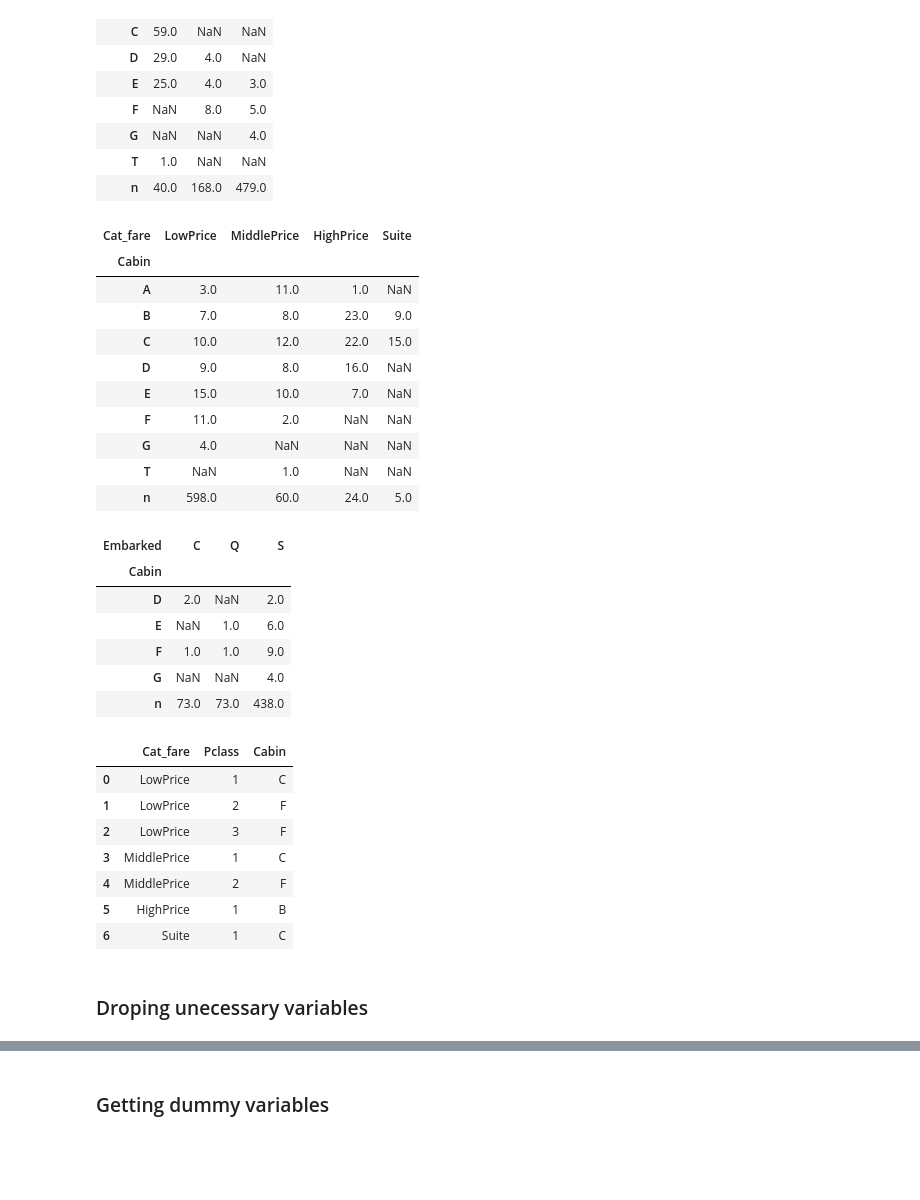
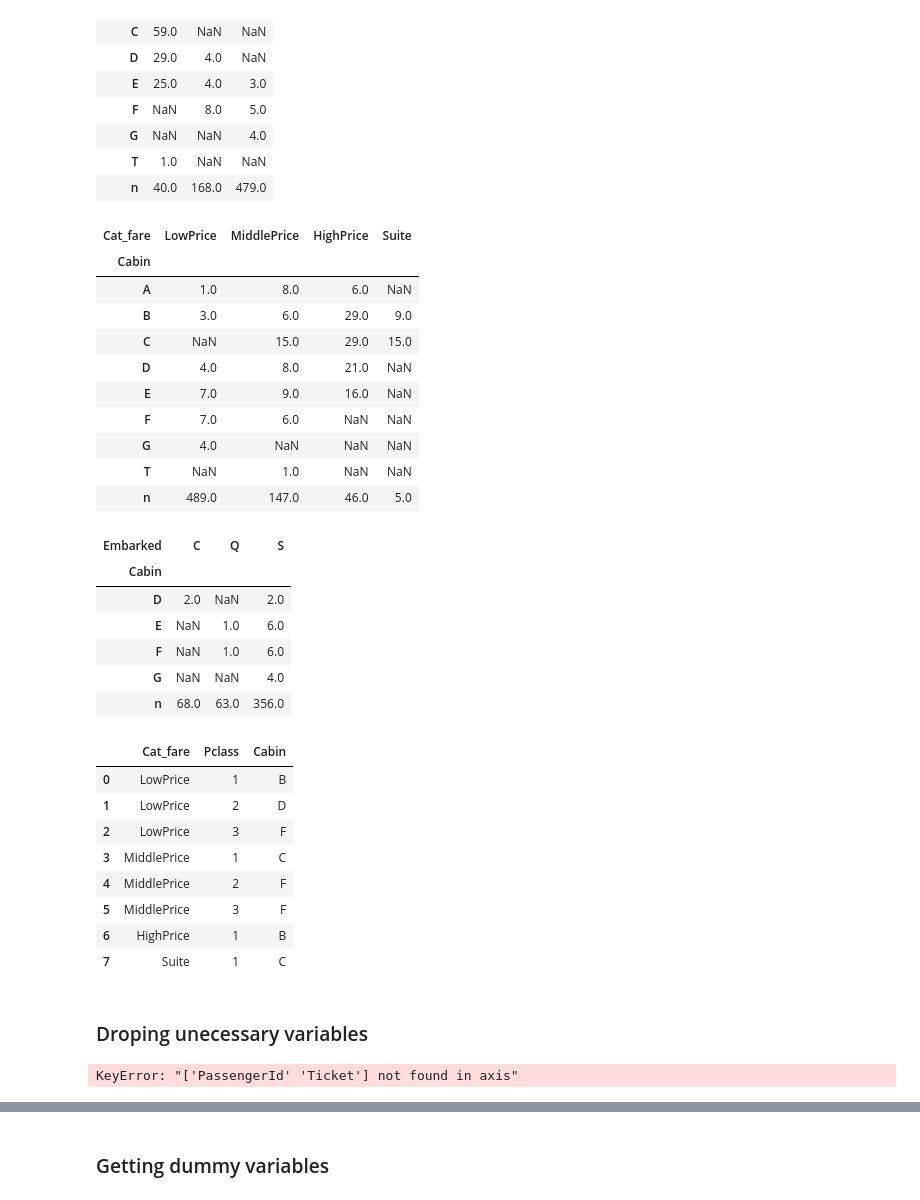
Before and after one commit to felgonzalezh/DataScienceProjects, a Jupyter notebook: Kaggle/Titanic_Project/Titanic_Notebook.ipynb, the cells around one changed output, grey strips where cells are left out. Drawn from its saved outputs; the diff is of its cells as text; code cells hidden in the pictures; blank space fills up the shorter version.

Commit message:
Upgrading code. First modeling testing using k-Nearest Neighbors algorithm

```diff
--- a/Kaggle/Titanic_Project/Titanic_Notebook.ipynb
+++ b/Kaggle/Titanic_Project/Titanic_Notebook.ipynb
@@ -584,12 +553,12 @@ df.loc[(df.Title == "Mrs") & (df.Sex == "female") & (df.Cat_age == "Senior"),"Ti
 def top_Cat_age(g):
     return g['Cat_age'].value_counts().idxmax()
 
-topdf = df.groupby('Title').apply(top_Cat_age).reset_index()
+topdf = df_train.groupby('Title').apply(top_Cat_age).reset_index()
 headers = ["Title","Cat_age"]
 topdf.columns = headers
 # %%
 # Function which allows look for the missing values in Cat_age and
-# replace it by the most common Cat_age for his/her Title
+# replace them by the most common Cat_age for his/her Title
 def h(x,y):
     missing_data = x.isnull() # True and False dataset
     if (missing_data["Cat_age"]):
@@ -599,7 +568,7 @@ def h(x,y):
     else:
         return x["Cat_age"]
 
-df["Cat_age"] = df.apply(lambda x: h(x,topdf), axis = 1)
+df_train["Cat_age"] = df_train.apply(lambda x: h(x,topdf), axis = 1)
 # %% [markdown]
 ### Age variable
 # %%
@@ -607,7 +576,7 @@ df["Cat_age"] = df.apply(lambda x: h(x,topdf), axis = 1)
 def mean_Cat_age(g):
     return g['Age'].mean()
 
-meandf = df.groupby('Cat_age').apply(mean_Cat_age).reset_index()
+meandf = df_train.groupby('Cat_age').apply(mean_Cat_age).reset_index()
 headers = ["Cat_age","Mean_age"]
 meandf.columns = headers
 
@@ -619,14 +588,14 @@ def h(x,y):
     else:
         return x["Age"]
 
-df["Age"] = df.apply(lambda x: h(x,meandf), axis = 1)
+df_train["Age"] = df_train.apply(lambda x: h(x,meandf), axis = 1)
 # %% [markdown]
 ### Cabin Variable
 # %%
 # Cabin variable: 77.1 % missing values.
-df["Cabin"] = df["Cabin"].apply(lambda x: str(x)[0]) # Taking first letter.
+df_train["Cabin"] = df_train["Cabin"].apply(lambda x: str(x)[0]) # Taking first letter.
 
-dftest = df[["Cabin","Pclass","Embarked"]]
+dftest = df_train[["Cabin","Pclass","Embarked"]]
 table = dftest.pivot_table(index=["Cabin"],columns=["Pclass"],aggfunc="size")
 table
 # %% [output]
@@ -644,33 +613,33 @@ table
 # %%
 # The total of missing values is 687:
 #  69.7% of missing values are for lower class
 #  24.5% of missing values are for middle class
 #   5.8% of missing values are for upper class
 # As conclusion we can say that missing cabin values are from lower and middle classes (94.2%).
 
 # Lets see if it depends on the fare
-dftest = df[["Cabin","Pclass","Cat_fare"]]
+dftest = df_train[["Cabin","Pclass","Cat_fare"]]
 table = dftest.pivot_table(index=["Cabin"],columns=["Cat_fare"],aggfunc="size")
 table
 # %% [output]
 | Cat_fare | LowPrice | MiddlePrice | HighPrice | Suite |
 | Cabin |  |  |  |  |
-| A | 3.0 | 11.0 | 1.0 | NaN |
-| B | 7.0 | 8.0 | 23.0 | 9.0 |
-| C | 10.0 | 12.0 | 22.0 | 15.0 |
-| D | 9.0 | 8.0 | 16.0 | NaN |
-| E | 15.0 | 10.0 | 7.0 | NaN |
-| F | 11.0 | 2.0 | NaN | NaN |
+| A | 1.0 | 8.0 | 6.0 | NaN |
+| B | 3.0 | 6.0 | 29.0 | 9.0 |
+| C | NaN | 15.0 | 29.0 | 15.0 |
+| D | 4.0 | 8.0 | 21.0 | NaN |
+| E | 7.0 | 9.0 | 16.0 | NaN |
+| F | 7.0 | 6.0 | NaN | NaN |
 | G | 4.0 | NaN | NaN | NaN |
 | T | NaN | 1.0 | NaN | NaN |
-| n | 598.0 | 60.0 | 24.0 | 5.0 |
+| n | 489.0 | 147.0 | 46.0 | 5.0 |
 # %%
-#87.0% of the missing values come from a fare lower than $30 (LowPrice)
-# 8.7% of the missing values come from a middle fare ($30 < fare < $60)
+#87.0% of the missing values come from a fare lower than $20 (LowPrice)
+# 8.7% of the missing values come from a middle fare ($20 < fare < $60)
 # 95.7% of the total
 
 # Therefore, missing Cabin values are most likely for LowPrices tickets of lower and middle classes
-dftest = df[["Cabin","Pclass","Embarked","Cat_fare"]]
+dftest = df_train[["Cabin","Pclass","Embarked","Cat_fare"]]
 dftest = dftest[dftest["Pclass"].isin([2,3])]
 dftest = dftest[dftest["Cat_fare"].isin(["LowPrice"])]
 table = dftest.pivot_table(index=["Cabin"],columns=["Embarked"],aggfunc="size")
@@ -680,9 +649,9 @@ table
 | Cabin |  |  |  |
 | D | 2.0 | NaN | 2.0 |
 | E | NaN | 1.0 | 6.0 |
-| F | 1.0 | 1.0 | 9.0 |
+| F | NaN | 1.0 | 6.0 |
 | G | NaN | NaN | 4.0 |
-| n | 73.0 | 73.0 | 438.0 |
+| n | 68.0 | 63.0 | 356.0 |
 # %%
 # We are going to keep n value for cabin, representing missing values for lowPrices fare
 # Remaining values will be filled with Cabin according Fare (Upper class, HighPrice and Suite)
@@ -692,20 +661,21 @@ def top_Cabin(g):
     return g['Cabin'].value_counts().idxmax()
 
 #dflowprice = df[df["Cat_fare"].isin(["MiddlePrice","HighPrice","Suite"])]
-dfprice = df[df["Cabin"].isin(["A","B","C","D","E","F","T"])]
+dfprice = df_train[df_train["Cabin"].isin(["A","B","C","D","E","F","T"])]
 topcabin = dfprice.groupby(["Cat_fare","Pclass"]).apply(top_Cabin).reset_index()
 headers = ["Cat_fare","Pclass","Cabin"]
 topcabin.columns = headers
 topcabin
 # %% [output]
 |  | Cat_fare | Pclass | Cabin |
-| 0 | LowPrice | 1 | C |
-| 1 | LowPrice | 2 | F |
+| 0 | LowPrice | 1 | B |
+| 1 | LowPrice | 2 | D |
 | 2 | LowPrice | 3 | F |
 | 3 | MiddlePrice | 1 | C |
 | 4 | MiddlePrice | 2 | F |
-| 5 | HighPrice | 1 | B |
-| 6 | Suite | 1 | C |
+| 5 | MiddlePrice | 3 | F |
+| 6 | HighPrice | 1 | B |
+| 7 | Suite | 1 | C |
 # %%
 def Replace_Cabin(x,y):
     if x.Pclass == 1 and x.Cabin == "n":
@@ -718,4 +688,6 @@ df["Cabin"] = df.apply(lambda x: Replace_Cabin(x,topcabin), axis = 1)
 # %% [markdown]
 ### Droping unecessary variables
 # %%
-df = df.drop(["PassengerId", "Ticket"], axis=1)
+df_train = df_train.drop(["PassengerId", "Ticket"], axis=1)
+# %% [output]
+KeyError: "['PassengerId' 'Ticket'] not found in axis"
```
Also changed, not shown: parts of 79 cells of this notebook.
